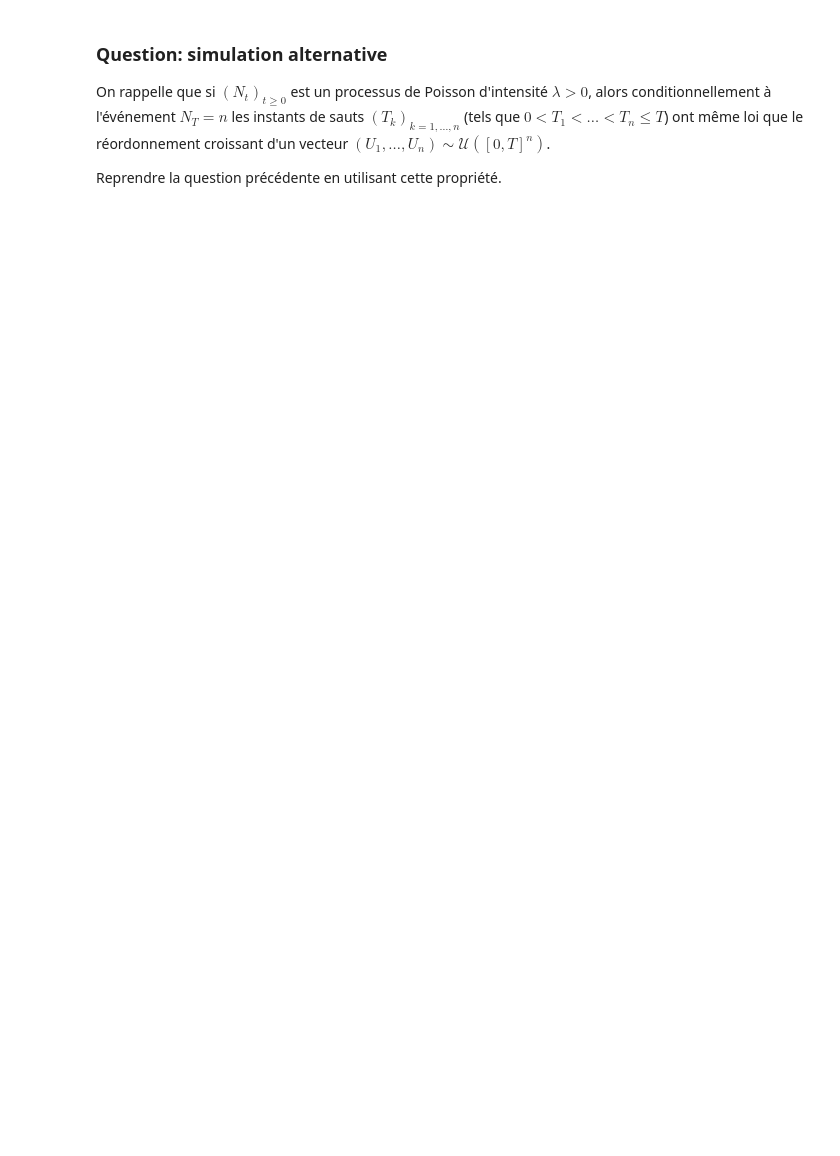
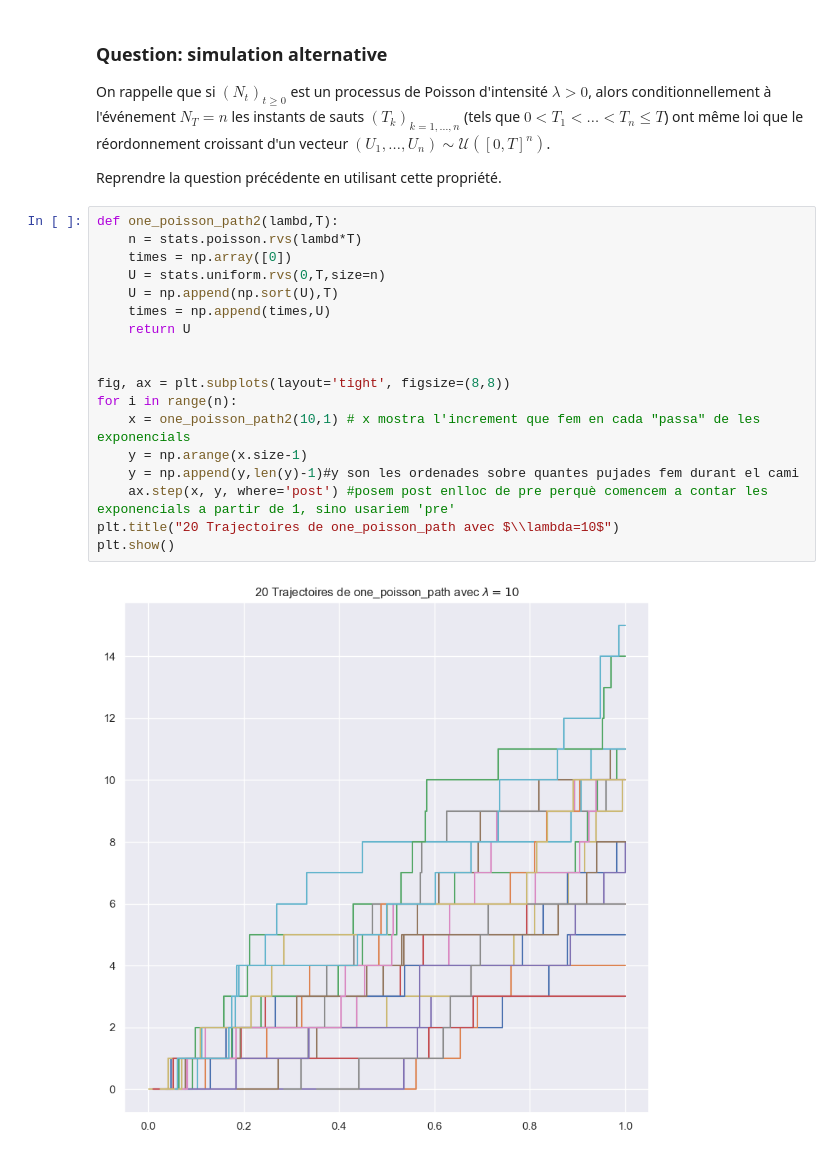
Before and after one commit to PolTibau/Probabilit-s-num-riques, a Jupyter notebook: TP/TP2 Sujet.ipynb, the cells around one changed output. Drawn from its saved outputs; the diff is of its cells as text; blank space fills up the shorter version.

```diff
--- a/TP/TP2 Sujet.ipynb
+++ b/TP/TP2 Sujet.ipynb
@@ -357,3 +412,23 @@ plt.show()
 On rappelle que si $(N_t)_{t \ge 0}$ est un processus de Poisson d'intensité $\lambda > 0$, alors conditionnellement à l'événement $N_T = n$ les instants de sauts $(T_k)_{k=1,\dots,n}$ (tels que $0 < T_1 < \dots < T_n \le T$) ont même loi que le réordonnement croissant d'un vecteur $(U_1, \dots, U_n) \sim \mathcal{U}([0,T]^n)$.
 
 Reprendre la question précédente en utilisant cette propriété.
+# %%
+def one_poisson_path2(lambd,T):
+    n = stats.poisson.rvs(lambd*T)
+    times = np.array([0])
+    U = stats.uniform.rvs(0,T,size=n)
+    U = np.append(np.sort(U),T)
+    times = np.append(times,U)
+    return U
+
+
+fig, ax = plt.subplots(layout='tight', figsize=(8,8))
+for i in range(n):
+    x = one_poisson_path2(10,1) # x mostra l'increment que fem en cada "passa" de les exponencials
+    y = np.arange(x.size-1)
+    y = np.append(y,len(y)-1)#y son les ordenades sobre quantes pujades fem durant el cami
+    ax.step(x, y, where='post') #posem post enlloc de pre perquè comencem a contar les exponencials a partir de 1, sino usariem 'pre'
+plt.title("20 Trajectoires de one_poisson_path avec $\\lambda=10$")
+plt.show()
+# %% [output]
+[figure, added]
```
Also changed, not shown: parts of 13 cells of this notebook.
